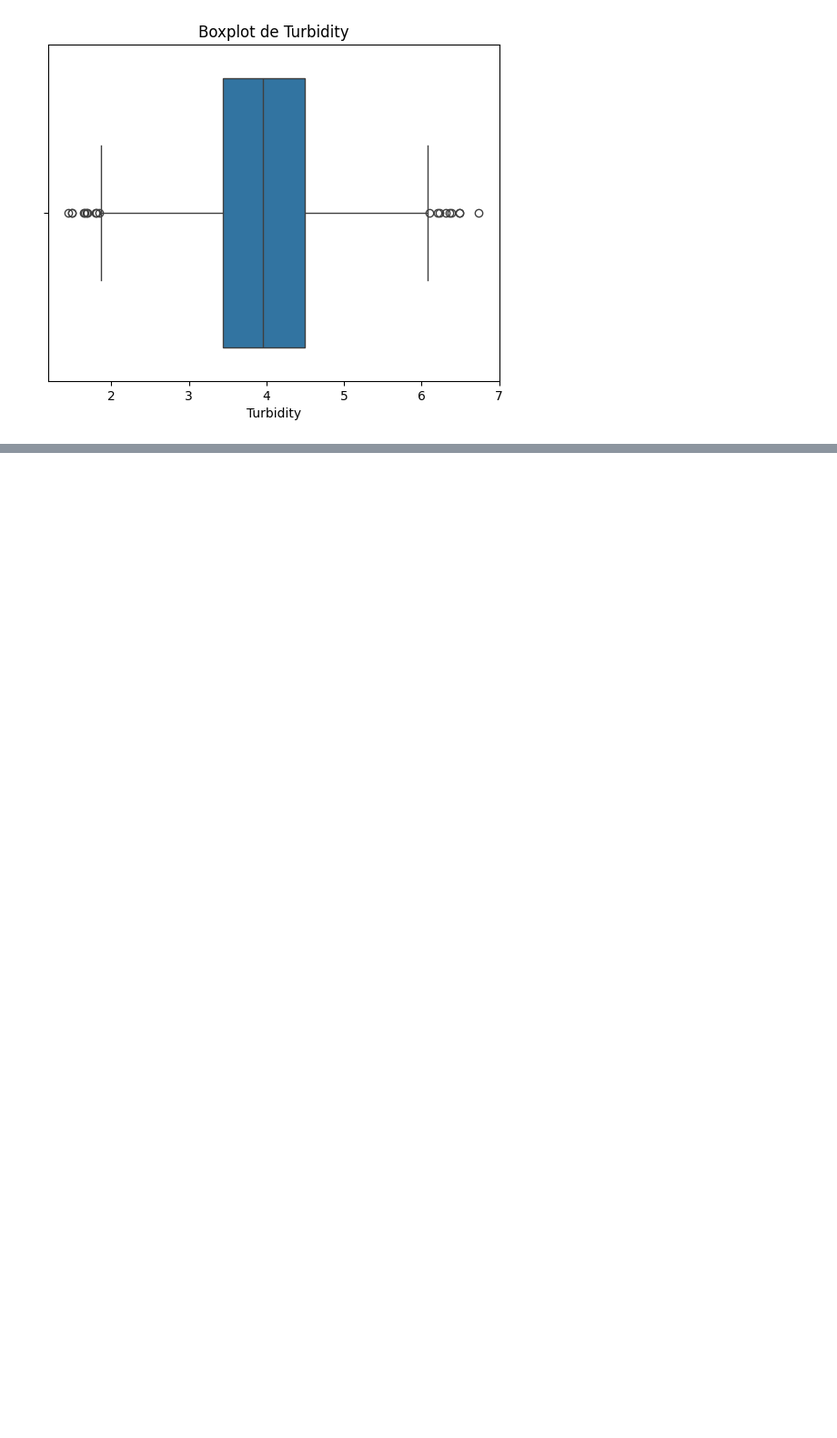
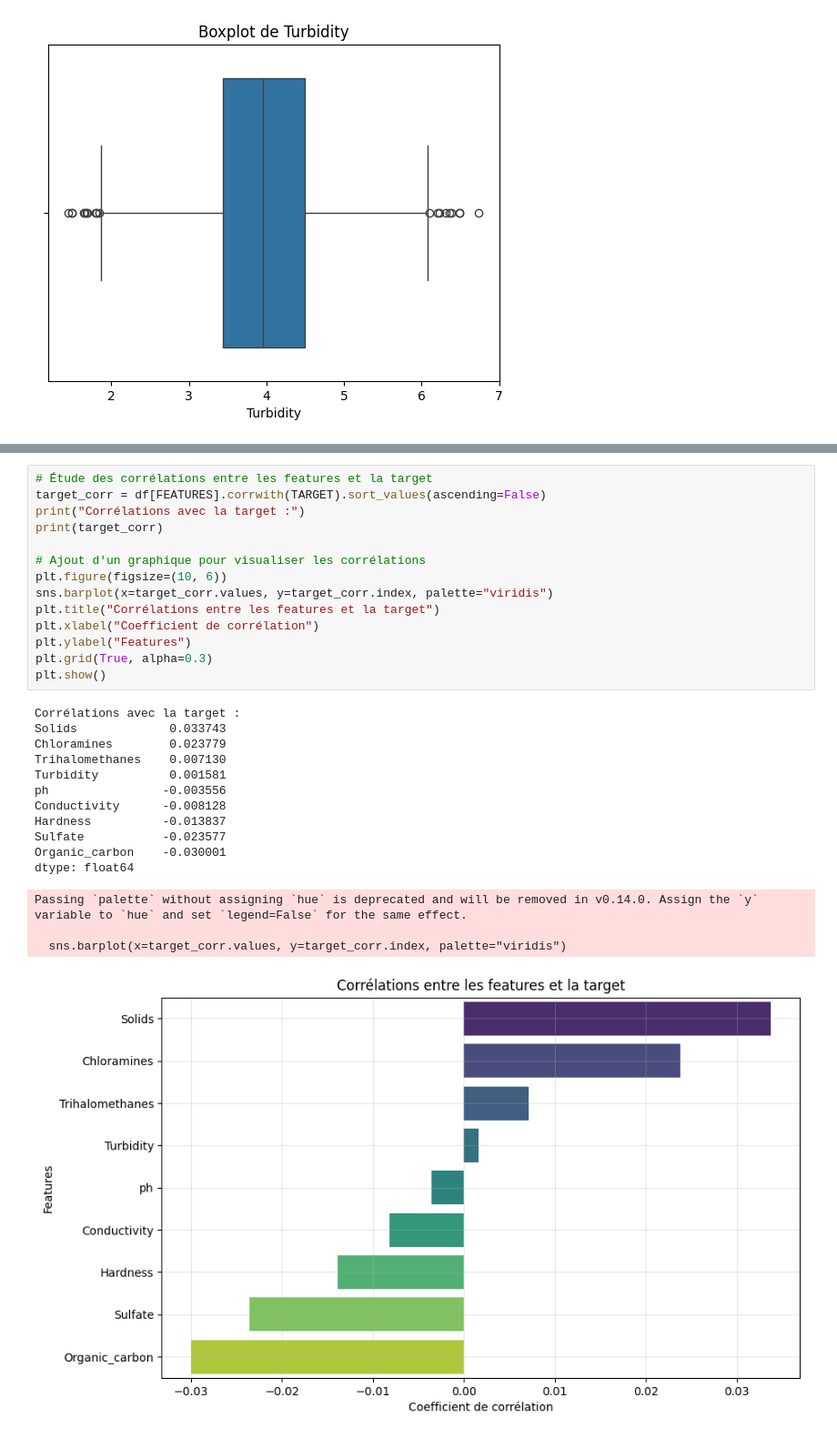
Before and after one commit to bruno-coulet/drink_safe, a Jupyter notebook: notebooks/eda.ipynb, the cells around one changed output, grey strips where cells are left out. Shown at 91% size. Cells and saved outputs as stored; diff of their text form; blank space fills up the shorter version.

```diff
--- a/notebooks/eda.ipynb
+++ b/notebooks/eda.ipynb
@@ -201 +200,31 @@ top_correlated_features(df[FEATURES], df[TARGET], 9)
+# %%
+# Étude des corrélations entre les features et la target
+target_corr = df[FEATURES].corrwith(TARGET).sort_values(ascending=False)
+print("Corrélations avec la target :")
+print(target_corr)
+
+# Ajout d'un graphique pour visualiser les corrélations
+plt.figure(figsize=(10, 6))
+sns.barplot(x=target_corr.values, y=target_corr.index, palette="viridis")
+plt.title("Corrélations entre les features et la target")
+plt.xlabel("Coefficient de corrélation")
+plt.ylabel("Features")
+plt.grid(True, alpha=0.3)
+plt.show()
+# %% [output]
+Corrélations avec la target :
+Solids             0.033743
+Chloramines        0.023779
+Trihalomethanes    0.007130
+Turbidity          0.001581
+ph                -0.003556
+Conductivity      -0.008128
+Hardness          -0.013837
+Sulfate           -0.023577
+Organic_carbon    -0.030001
+dtype: float64
+Passing `palette` without assigning `hue` is deprecated and will be removed in v0.14.0. Assign the `y` variable to `hue` and set `legend=False` for the same effect.
+
+  sns.barplot(x=target_corr.values, y=target_corr.index, palette="viridis")
+[figure, added]
 # %%
```
Also changed, not shown: parts of 16 cells of this notebook, 2 other files.
